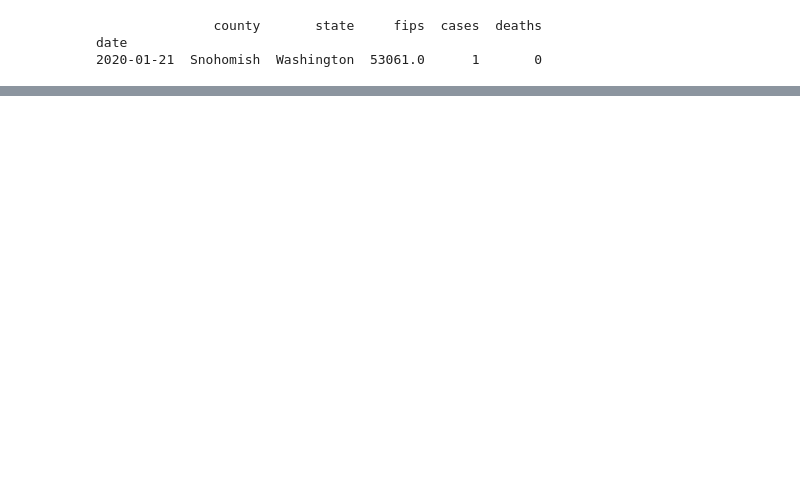
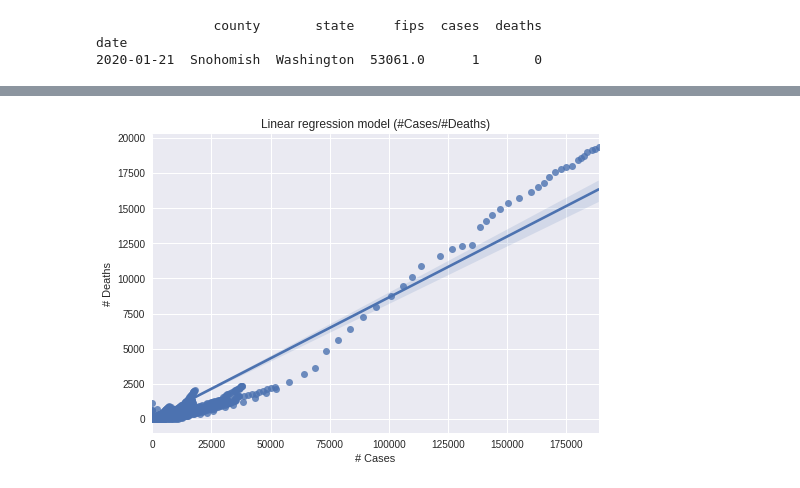
Before and after one commit to jafar-albadarneh/data-science-pot, a Jupyter notebook: Covid19_US_data_analysis.ipynb, the cells around one changed output, grey strips where cells are left out. Saved outputs shown, nothing was run; the diff lists cells and outputs as text; code cells hidden in the pictures; blank space fills up the shorter version.

```diff
--- a/Covid19_US_data_analysis.ipynb
+++ b/Covid19_US_data_analysis.ipynb
@@ -34,3 +58,11 @@ plt.show()
+# %%
+# Perform Linear Regression among cases/deaths
+g = sns.regplot(x='cases', y='deaths', data=covid_data)
+g.set_title('Linear regression model (#Cases/#Deaths)')
+g.set(xlabel='# Cases', ylabel='# Deaths')
+plt.show()
+# %% [output]
+[figure, added]
 # %%
 #resample weekly
 weekly_summary = pd.DataFrame()
```
Also changed, not shown: parts of 9 cells of this notebook.
